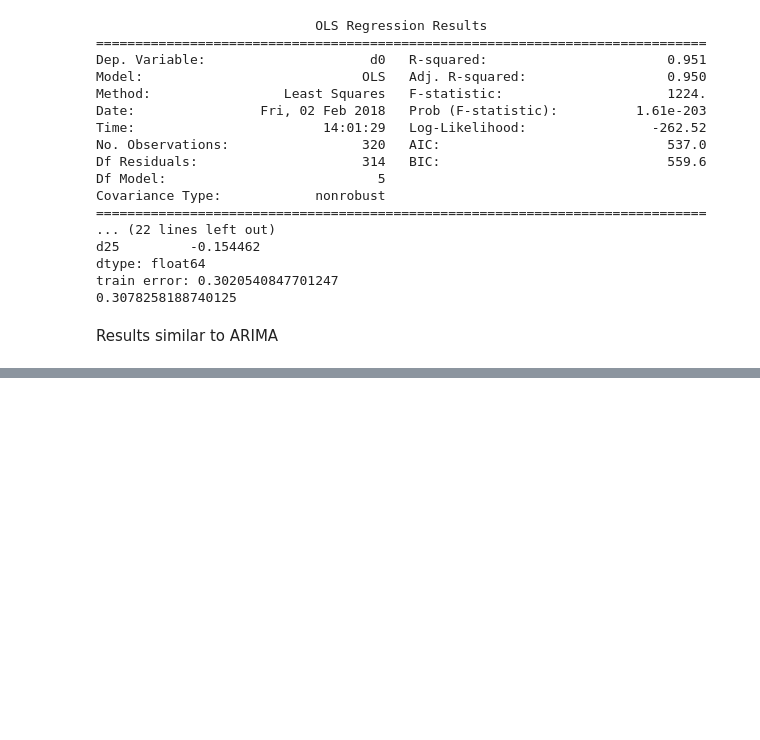
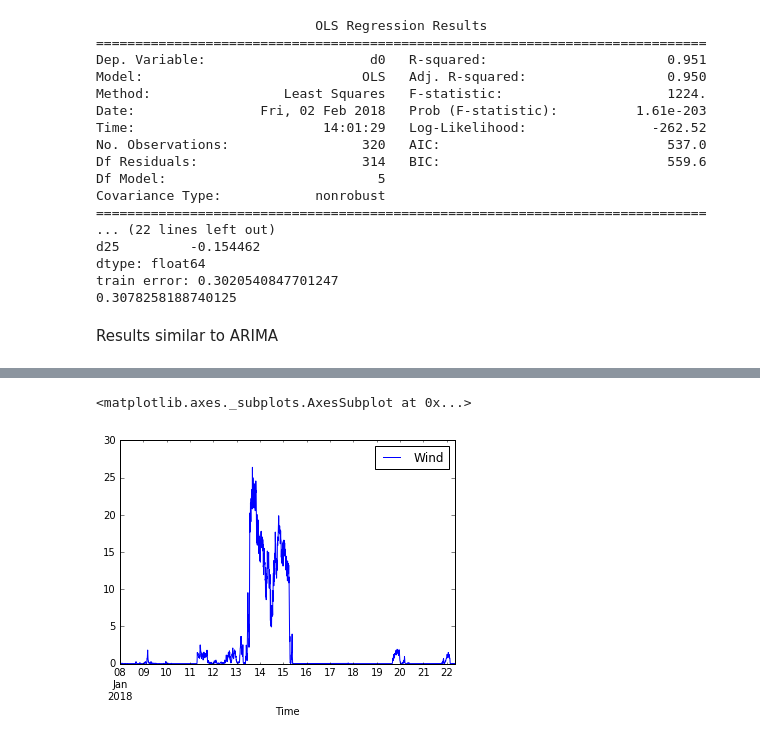
Before and after one commit to baruselli/random_walks, a Jupyter notebook: thingspeak.ipynb, the cells around one changed output, grey strips where cells are left out. Cells and saved outputs as stored; diff of their text form; code cells hidden in the pictures; blank space fills up the shorter version.

```diff
--- a/thingspeak.ipynb
+++ b/thingspeak.ipynb
@@ -485,0 +522,5 @@ Results similar to ARIMA
+# %%
+df_wind_10min.plot()
+# %% [output]
+<matplotlib.axes._subplots.AxesSubplot at 0x...>
+[figure, added]
```
Also changed, not shown: parts of 11 cells of this notebook, 5 other files.
